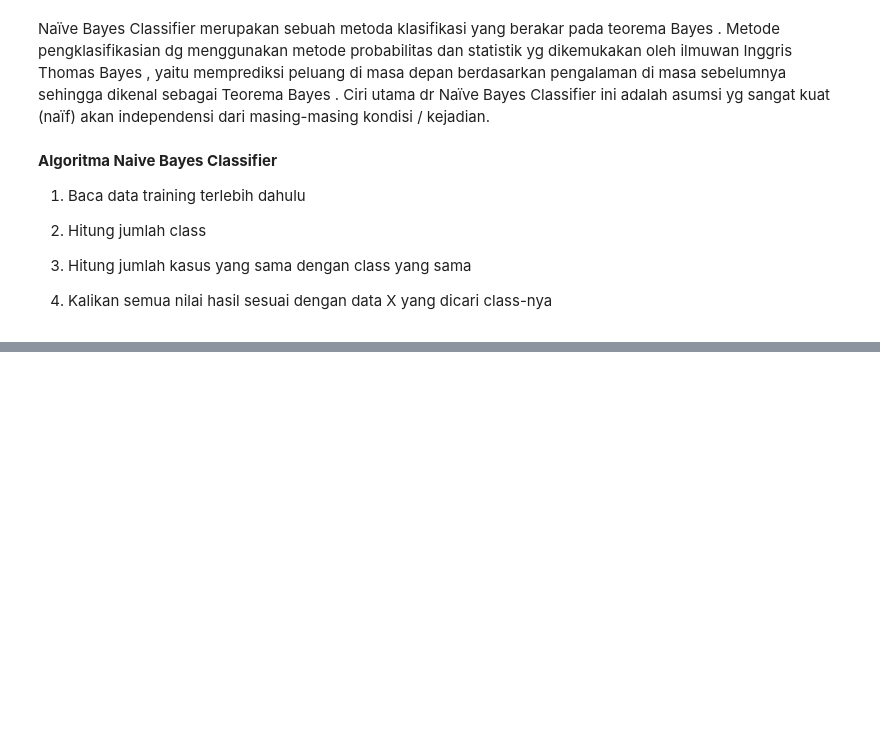
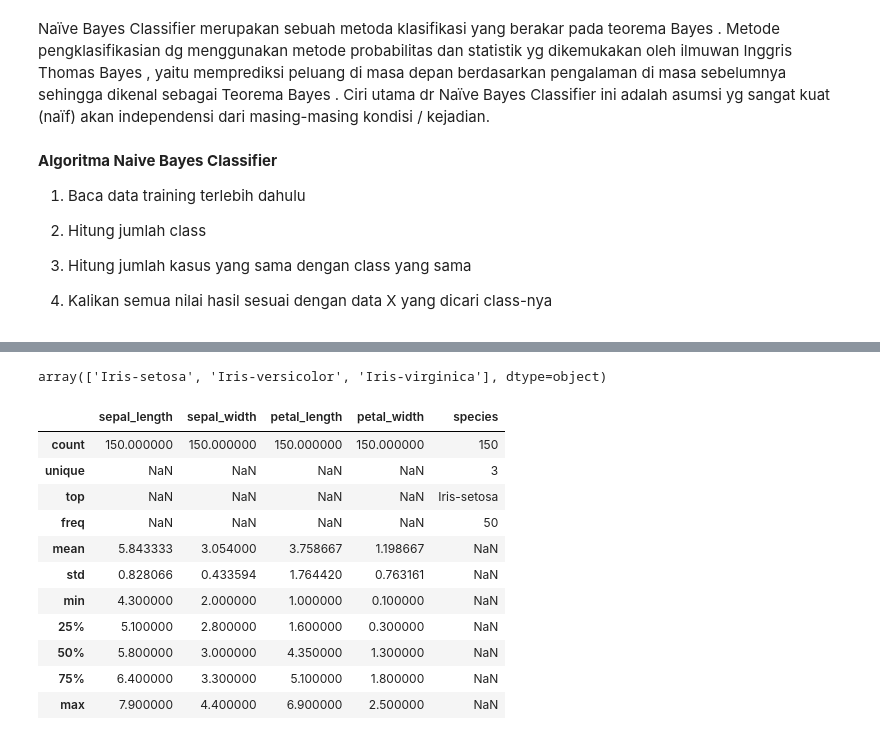
Before and after one commit to Theresia028/datamining, a Jupyter notebook: _sources/notebooks.ipynb, the cells around one changed output, grey strips where cells are left out. Saved outputs shown, nothing was run; the diff lists cells and outputs as text; code cells hidden in the pictures; blank space fills up the shorter version.

```diff
--- a/_sources/notebooks.ipynb
+++ b/_sources/notebooks.ipynb
@@ -316,0 +253,2 @@ centroIds = kmeans.cluster_centers_
+# %%
+iris=pd.read_csv("https://raw.githubusercontent.com/Theresia028/Test-Git/master/IRIS.csv")
@@ -316,0 +264,19 @@ centroIds = kmeans.cluster_centers_
+# %%
+iris['species'].unique()
+# %% [output]
+array(['Iris-setosa', 'Iris-versicolor', 'Iris-virginica'], dtype=object)
+# %%
+iris.describe(include='all')
+# %% [output]
+|  | sepal_length | sepal_width | petal_length | petal_width | species |
+| count | 150.000000 | 150.000000 | 150.000000 | 150.000000 | 150 |
+| unique | NaN | NaN | NaN | NaN | 3 |
+| top | NaN | NaN | NaN | NaN | Iris-setosa |
+| freq | NaN | NaN | NaN | NaN | 50 |
+| mean | 5.843333 | 3.054000 | 3.758667 | 1.198667 | NaN |
+| std | 0.828066 | 0.433594 | 1.764420 | 0.763161 | NaN |
+| min | 4.300000 | 2.000000 | 1.000000 | 0.100000 | NaN |
+| 25% | 5.100000 | 2.800000 | 1.600000 | 0.300000 | NaN |
+| 50% | 5.800000 | 3.000000 | 4.350000 | 1.300000 | NaN |
+| 75% | 6.400000 | 3.300000 | 5.100000 | 1.800000 | NaN |
+| max | 7.900000 | 4.400000 | 6.900000 | 2.500000 | NaN |
```
Also changed, not shown: parts of 51 cells of this notebook, 7 other files.
